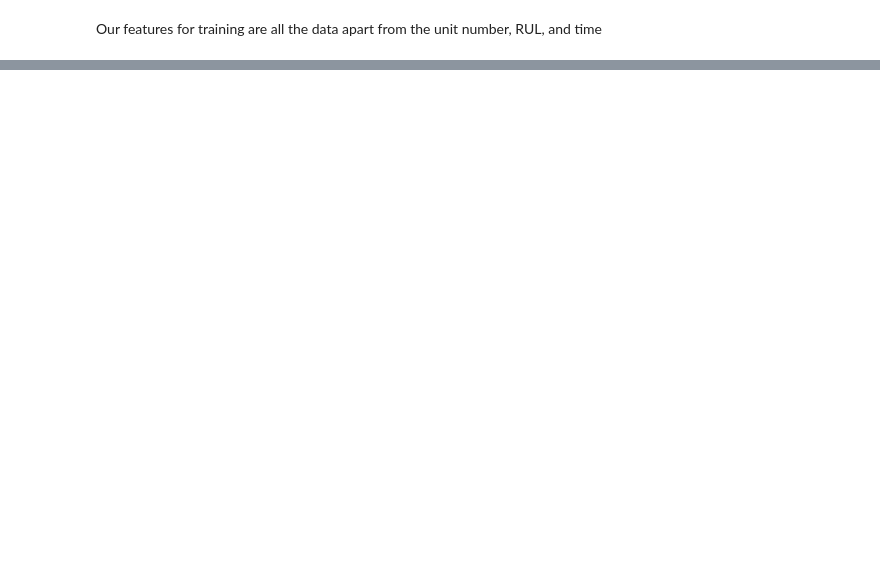
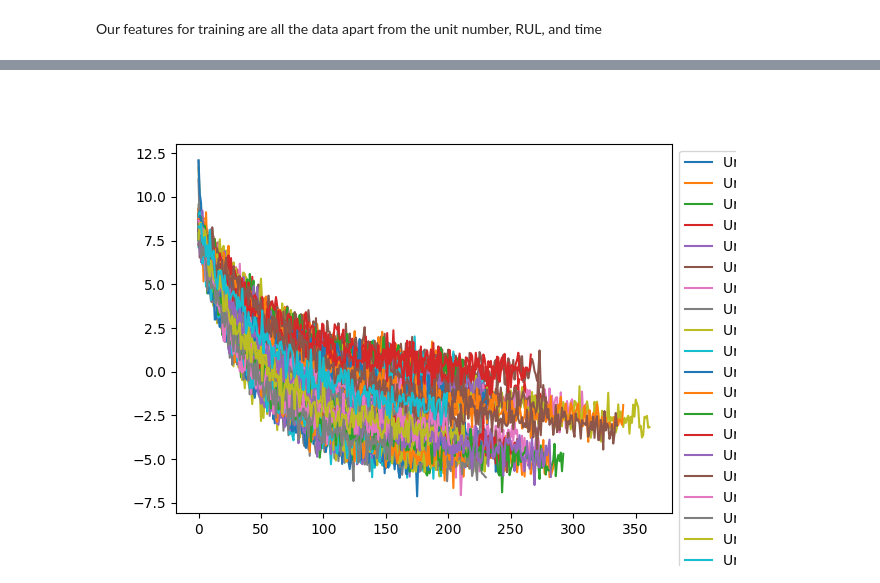
Before and after one commit to jonititan/PythonExamples, a Jupyter notebook: content/Prognostics.ipynb, the cells around one changed output, grey strips where cells are left out. Saved outputs shown, nothing was run; the diff lists cells and outputs as text; code cells hidden in the pictures; blank space fills up the shorter version.

```diff
--- a/content/Prognostics.ipynb
+++ b/content/Prognostics.ipynb
@@ -212,3 +318,12 @@ plt.show()
+# %%
+fig, ax = plt.subplots()
+for a in principalDf['unit number'].unique():
+    ax.plot(principalDf[principalDf['unit number']==a]['RUL'],
+                principalDf[principalDf['unit number']==a][0],label='Unit {}'.format(a))
+plt.legend(bbox_to_anchor=(1,1), loc="upper left")
+plt.show()
+# %% [output]
+[figure, added]
 # %%
 fig, ax = plt.subplots()
 for a in principalDf['unit number'].unique():
```
Also changed, not shown: parts of 42 cells of this notebook.
